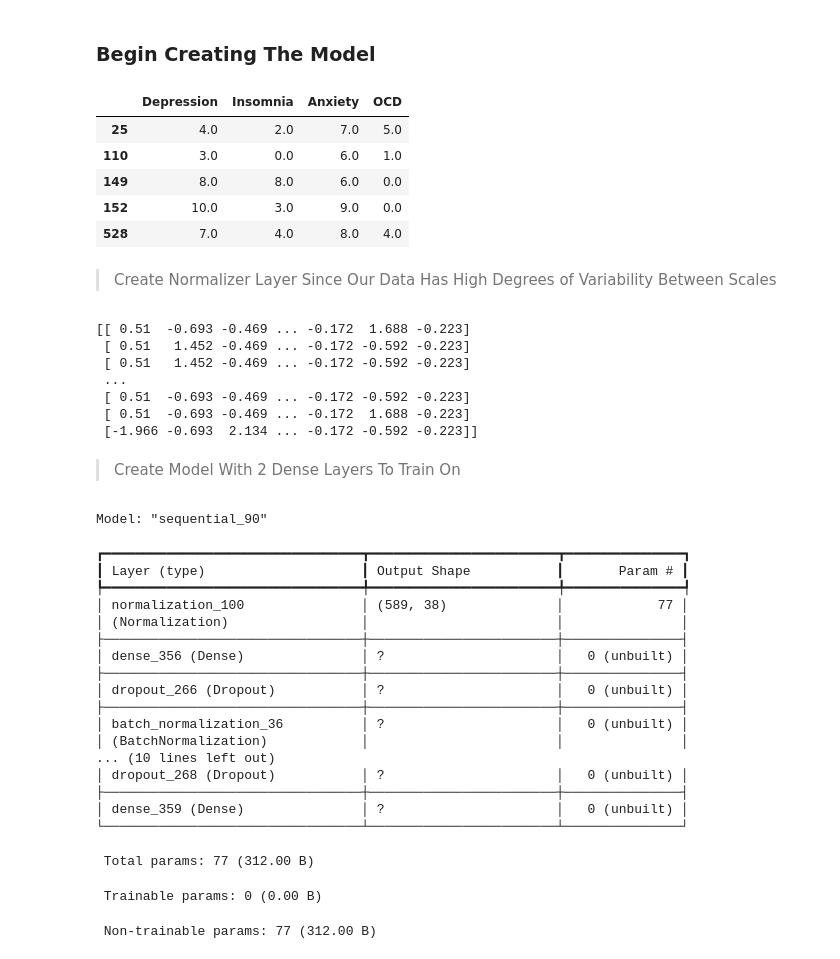
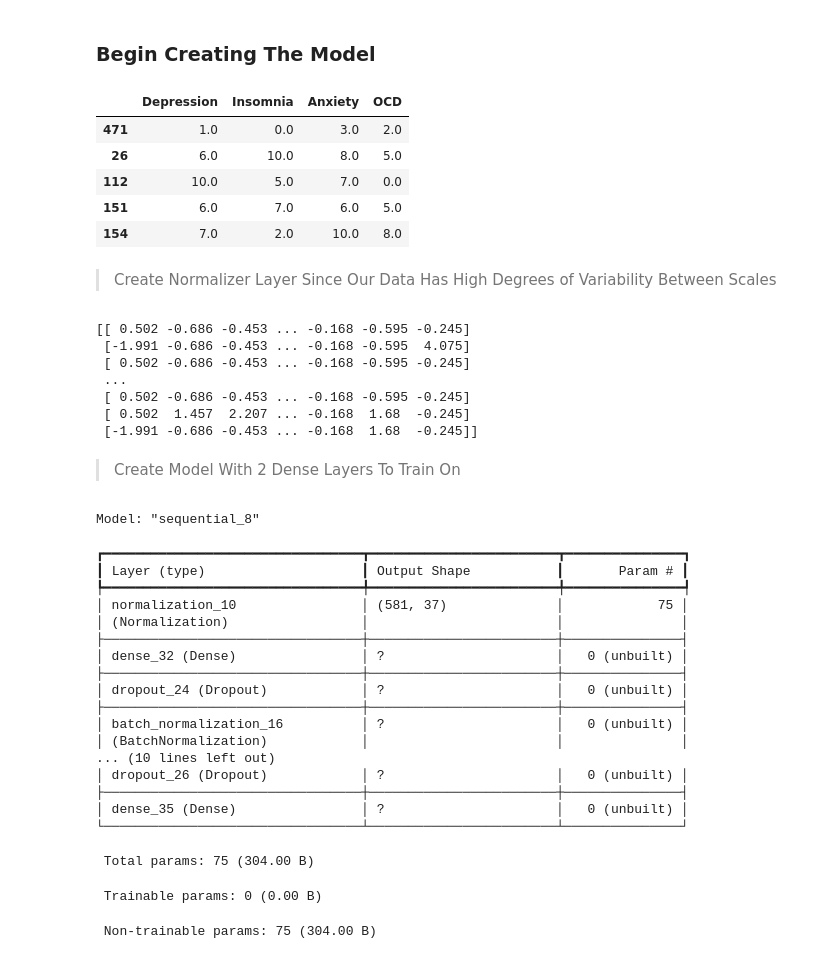
Before and after one commit to ObliqueHacks/musicTaste, a Jupyter notebook: music/music.ipynb, the cells around one changed output. Drawn from its saved outputs; the diff is of its cells as text; code cells hidden in the pictures.

```diff
--- a/music/music.ipynb
+++ b/music/music.ipynb
@@ -18,8 +18,9 @@ from tensorflow.keras import layers, regularizers, callbacks
 We will be Removing categories not relevant to us. Secondly, we will levage one hot encoding for fav genres and ordinal encoding for the music genres. Lastly, we will segregate the data.
 # %%
 #read the data and clean it only keep relevant information (remove 'permissions', 'music effects', 'timestamp')
-raw_dataset = pd.read_csv("survey.csv", sep=',')
-dataset = raw_dataset.copy().drop(columns=['Permissions', 'Music effects', 'Timestamp', 'Primary streaming service'])
-dataset.isna().dropna()
+raw_dataset = pd.read_csv("survey.csv", sep=',', na_values=[" "])
+dataset = raw_dataset.copy().drop(columns=['Permissions', 'Music effects', 'Timestamp', 'Primary streaming service', 'BPM'])
+dataset.isna().sum()
+dataset = dataset.dropna()
 #initial data
-dataset.tail()
+#dataset.tail()
@@ -87,39 +80,35 @@ plt.show()
 # %%
 #seperate the output from input
 test_subset_labels = test_superset[['Depression', 'Insomnia', 'Anxiety', 'OCD']].copy().astype(np.float32)
 test_subset = test_superset.drop(columns=['Depression', 'Insomnia', 'Anxiety', 'OCD', 'Hours per day', 'Age']).copy().astype(np.float32)
 
-train_superset_labels = train_superset[['Depression', 'Insomnia', 'Anxiety', 'OCD']].copy().astype(np.float32)
-train_superset = train_superset.drop(columns=['Depression', 'Insomnia', 'Anxiety', 'OCD', 'Hours per day', 'Age']).copy().astype(np.float32)
+train_subset_labels = train_superset[['Depression', 'Insomnia', 'Anxiety', 'OCD']].copy().astype(np.float32)
+train_subset = train_superset.drop(columns=['Depression', 'Insomnia', 'Anxiety', 'OCD', 'Hours per day', 'Age']).copy().astype(np.float32)
 
-train_superset_labels.tail()
+train_subset_labels.tail()
 # %% [output]
 |  | Depression | Insomnia | Anxiety | OCD |
-| 25 | 4.0 | 2.0 | 7.0 | 5.0 |
-| 110 | 3.0 | 0.0 | 6.0 | 1.0 |
-| 149 | 8.0 | 8.0 | 6.0 | 0.0 |
-| 152 | 10.0 | 3.0 | 9.0 | 0.0 |
-| 528 | 7.0 | 4.0 | 8.0 | 4.0 |
+| 471 | 1.0 | 0.0 | 3.0 | 2.0 |
+| 26 | 6.0 | 10.0 | 8.0 | 5.0 |
+| 112 | 10.0 | 5.0 | 7.0 | 0.0 |
+| 151 | 6.0 | 7.0 | 6.0 | 5.0 |
+| 154 | 7.0 | 2.0 | 10.0 | 8.0 |
 # %% [markdown]
 > Create Normalizer Layer Since Our Data Has High Degrees of Variability Between Scales
 # %%
-train_superset = train_superset.fillna(train_superset.mean())
-
-train_superset.replace([np.inf, -np.inf], np.nan, inplace=True)
-train_superset = train_superset.fillna(train_superset.mean())
 
 normalizer = tf.keras.layers.Normalization(axis=-1)
-normalizer.adapt(np.array(train_superset))
-normalized_data = normalizer(train_superset)
+normalizer.adapt(np.array(train_subset))
+normalized_data = normalizer(train_subset)
 print(normalized_data.numpy())
 # %% [output]
-[[ 0.51  -0.693 -0.469 ... -0.172  1.688 -0.223]
- [ 0.51   1.452 -0.469 ... -0.172 -0.592 -0.223]
- [ 0.51   1.452 -0.469 ... -0.172 -0.592 -0.223]
+[[ 0.502 -0.686 -0.453 ... -0.168 -0.595 -0.245]
+ [-1.991 -0.686 -0.453 ... -0.168 -0.595  4.075]
+ [ 0.502 -0.686 -0.453 ... -0.168 -0.595 -0.245]
  ...
- [ 0.51  -0.693 -0.469 ... -0.172 -0.592 -0.223]
- [ 0.51  -0.693 -0.469 ... -0.172  1.688 -0.223]
- [-1.966 -0.693  2.134 ... -0.172 -0.592 -0.223]]
+ [ 0.502 -0.686 -0.453 ... -0.168 -0.595 -0.245]
+ [ 0.502  1.457  2.207 ... -0.168  1.68  -0.245]
+ [-1.991 -0.686 -0.453 ... -0.168  1.68  -0.245]]
 # %% [markdown]
 > Create Model With 2 Dense Layers To Train On
 # %%
@@ -145,32 +134,32 @@ dnn_mh_Model.summary()
 
 early_stopping = callbacks.EarlyStopping(monitor='val_loss', patience=10, restore_best_weights=True)
 history = dnn_mh_Model.fit(
-    train_superset,
-    train_superset_labels,
+    train_subset,
+    train_subset_labels,
     validation_split=0.2,
-    verbose=0, epochs=400, callbacks=[early_stopping])
+    verbose=0, epochs=100, callbacks=[early_stopping])
 # %% [output]
-Model: "sequential_90"
+Model: "sequential_8"
 ┏━━━━━━━━━━━━━━━━━━━━━━━━━━━━━━━━━┳━━━━━━━━━━━━━━━━━━━━━━━━┳━━━━━━━━━━━━━━━┓
 ┃ Layer (type)                    ┃ Output Shape           ┃       Param # ┃
 ┡━━━━━━━━━━━━━━━━━━━━━━━━━━━━━━━━━╇━━━━━━━━━━━━━━━━━━━━━━━━╇━━━━━━━━━━━━━━━┩
-│ normalization_100               │ (589, 38)              │            77 │
+│ normalization_10                │ (581, 37)              │            75 │
 │ (Normalization)                 │                        │               │
 ├─────────────────────────────────┼────────────────────────┼───────────────┤
-│ dense_356 (Dense)               │ ?                      │   0 (unbuilt) │
+│ dense_32 (Dense)                │ ?                      │   0 (unbuilt) │
 ├─────────────────────────────────┼────────────────────────┼───────────────┤
-│ dropout_266 (Dropout)           │ ?                      │   0 (unbuilt) │
+│ dropout_24 (Dropout)            │ ?                      │   0 (unbuilt) │
 ├─────────────────────────────────┼────────────────────────┼───────────────┤
-│ batch_normalization_36          │ ?                      │   0 (unbuilt) │
+│ batch_normalization_16          │ ?                      │   0 (unbuilt) │
 │ (BatchNormalization)            │                        │               │
 ... (10 lines left out)
-│ dropout_268 (Dropout)           │ ?                      │   0 (unbuilt) │
+│ dropout_26 (Dropout)            │ ?                      │   0 (unbuilt) │
 ├─────────────────────────────────┼────────────────────────┼───────────────┤
-│ dense_359 (Dense)               │ ?                      │   0 (unbuilt) │
+│ dense_35 (Dense)                │ ?                      │   0 (unbuilt) │
 └─────────────────────────────────┴────────────────────────┴───────────────┘
- Total params: 77 (312.00 B)
+ Total params: 75 (304.00 B)
  Trainable params: 0 (0.00 B)
- Non-trainable params: 77 (312.00 B)
+ Non-trainable params: 75 (304.00 B)
 # %%
 def plot_loss(history):
   plt.plot(history.history['loss'], label='loss')
```
Also changed, not shown: parts of 5 cells of this notebook.
